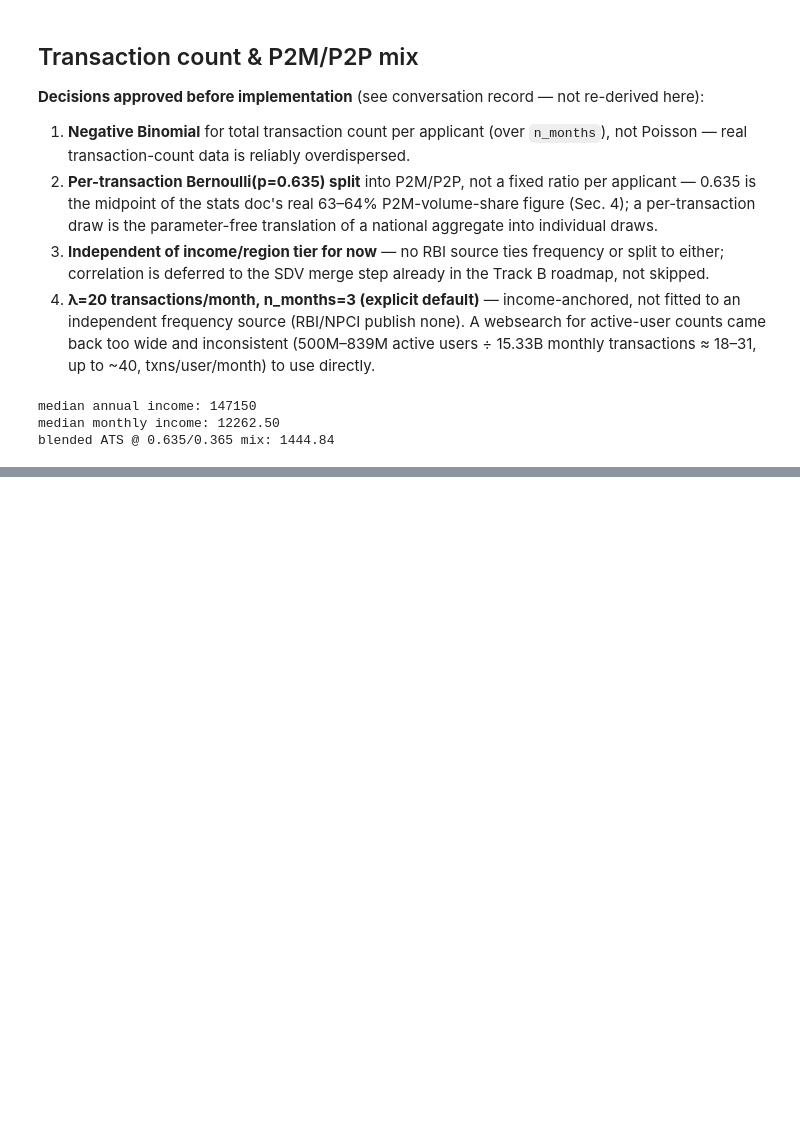
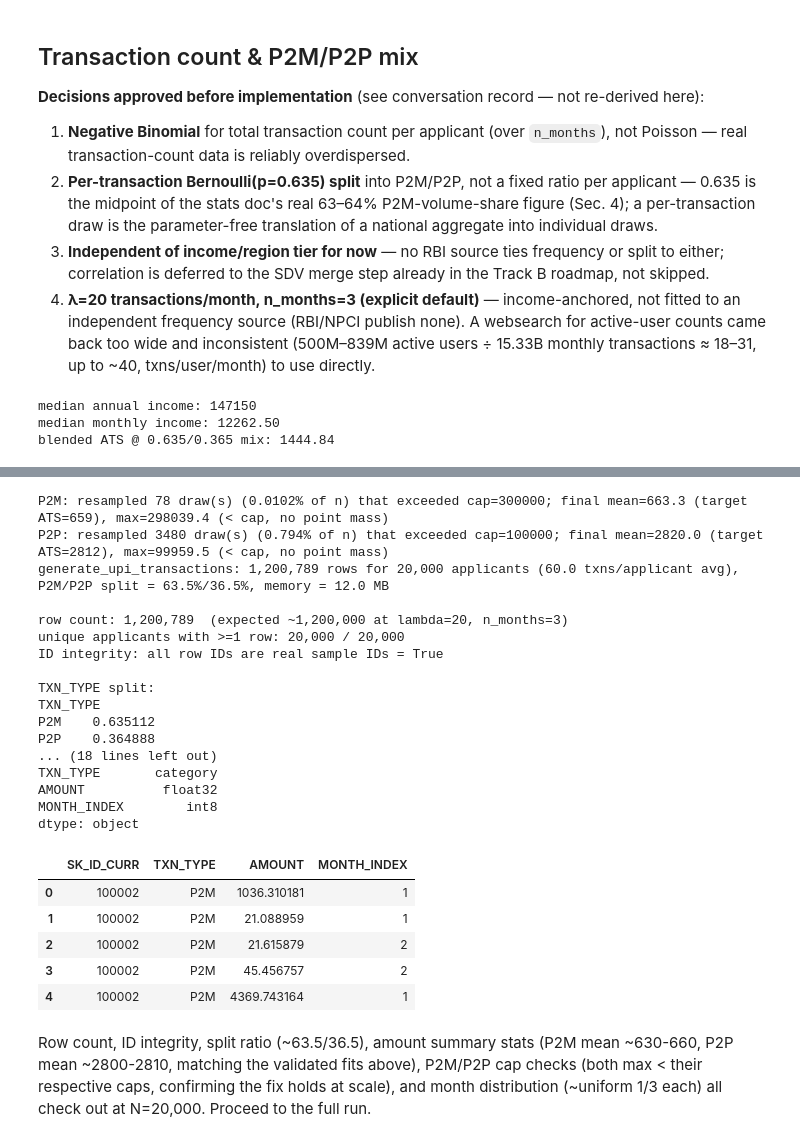
Before and after one commit to CSAbhinav3/credit-risk-alternative-scoring, a Jupyter notebook: notebooks/03_synthetic_upi.ipynb, the cells around one changed output, grey strips where cells are left out. Saved outputs shown, nothing was run; the diff lists cells and outputs as text; code cells hidden in the pictures; blank space fills up the shorter version.

```diff
--- a/notebooks/03_synthetic_upi.ipynb
+++ b/notebooks/03_synthetic_upi.ipynb
@@ -437,0 +476,8 @@ and the merge onto `train_fe`.
+# %%
+# Step 2: mu-only re-solve (fix truncated mean, leave sigma fixed) - does it work here too?
+for cap_test in [100_000, 300_000, 500_000, 1_000_000]:
+    f = lambda mu: truncated_lognormal_mean(mu, sigma_p2m_orig, cap_test) - 659
+    mu_fixed = optimize.brentq(f, 1.0, 6.0, xtol=1e-12)
+    # check the TRUNCATED p86 (not dist.ppf(0.86), which is the wrong, untruncated quantity)
+    tp86 = truncated_lognormal_percentile(mu_fixed, sigma_p2m_orig, cap_test, 0.86)
+    print(f"cap={cap_test:>9,}: mu={mu_fixed:.6f} (sigma unchanged), truncated p86={tp86:.2f} (target 500)")
@@ -437,0 +542,60 @@ and the merge onto `train_fe`.
+# %%
+from synthetic_upi import generate_upi_transactions
+
+# Real applicant IDs, same row-drop as Track A / train_fe, first 20,000 for the validation run
+sample_ids = income_df['SK_ID_CURR'].values[:20_000]
+
+txns_sample = generate_upi_transactions(sample_ids, random_state=7)
+
+print()
+print(f"row count: {len(txns_sample):,}  (expected ~{20_000*20*3:,} at lambda=20, n_months=3)")
+print(f"unique applicants with >=1 row: {txns_sample['SK_ID_CURR'].nunique():,} / {len(sample_ids):,}")
+print(f"ID integrity: all row IDs are real sample IDs =",
+      set(txns_sample['SK_ID_CURR'].unique()).issubset(set(sample_ids)))
+print()
+print("TXN_TYPE split:")
+print(txns_sample['TXN_TYPE'].value_counts(normalize=True))
+print()
+print("AMOUNT summary by TXN_TYPE:")
+print(txns_sample.groupby('TXN_TYPE', observed=True)['AMOUNT'].describe()[['count', 'mean', '50%', 'min', 'max']])
+print()
+p2m_max = txns_sample.loc[txns_sample['TXN_TYPE']=='P2M', 'AMOUNT'].max()
+p2p_max = txns_sample.loc[txns_sample['TXN_TYPE']=='P2P', 'AMOUNT'].max()
+print(f"cap check: P2M max={p2m_max:.0f} (< 300,000: {p2m_max < 300_000}), "
+      f"P2P max={p2p_max:.0f} (< 100,000: {p2p_max < 100_000})")
+print()
+print("MONTH_INDEX distribution:")
+print(txns_sample['MONTH_INDEX'].value_counts(normalize=True).sort_index())
+print()
+print(txns_sample.dtypes)
+print()
+txns_sample.head()
+# %% [output]
+P2M: resampled 78 draw(s) (0.0102% of n) that exceeded cap=300000; final mean=663.3 (target ATS=659), max=298039.4 (< cap, no point mass)
+P2P: resampled 3480 draw(s) (0.794% of n) that exceeded cap=100000; final mean=2820.0 (target ATS=2812), max=99959.5 (< cap, no point mass)
+generate_upi_transactions: 1,200,789 rows for 20,000 applicants (60.0 txns/applicant avg), P2M/P2P split = 63.5%/36.5%, memory = 12.0 MB
+
+row count: 1,200,789  (expected ~1,200,000 at lambda=20, n_months=3)
+unique applicants with >=1 row: 20,000 / 20,000
+ID integrity: all row IDs are real sample IDs = True
+
+TXN_TYPE split:
+TXN_TYPE
+P2M    0.635112
+P2P    0.364888
+... (18 lines left out)
+TXN_TYPE       category
+AMOUNT          float32
+MONTH_INDEX        int8
+dtype: object
+|  | SK_ID_CURR | TXN_TYPE | AMOUNT | MONTH_INDEX |
+| 0 | 100002 | P2M | 1036.310181 | 1 |
+| 1 | 100002 | P2M | 21.088959 | 1 |
+| 2 | 100002 | P2M | 21.615879 | 2 |
+| 3 | 100002 | P2M | 45.456757 | 2 |
+| 4 | 100002 | P2M | 4369.743164 | 1 |
+# %% [markdown]
+Row count, ID integrity, split ratio (~63.5/36.5), amount summary stats (P2M mean ~630-660, P2P
+mean ~2800-2810, matching the validated fits above), P2M/P2P cap checks (both max < their
+respective caps, confirming the fix holds at scale), and month distribution (~uniform 1/3 each) all
+check out at N=20,000. Proceed to the full run.
```
Also changed, not shown: parts of 16 cells of this notebook, 2 other files.
